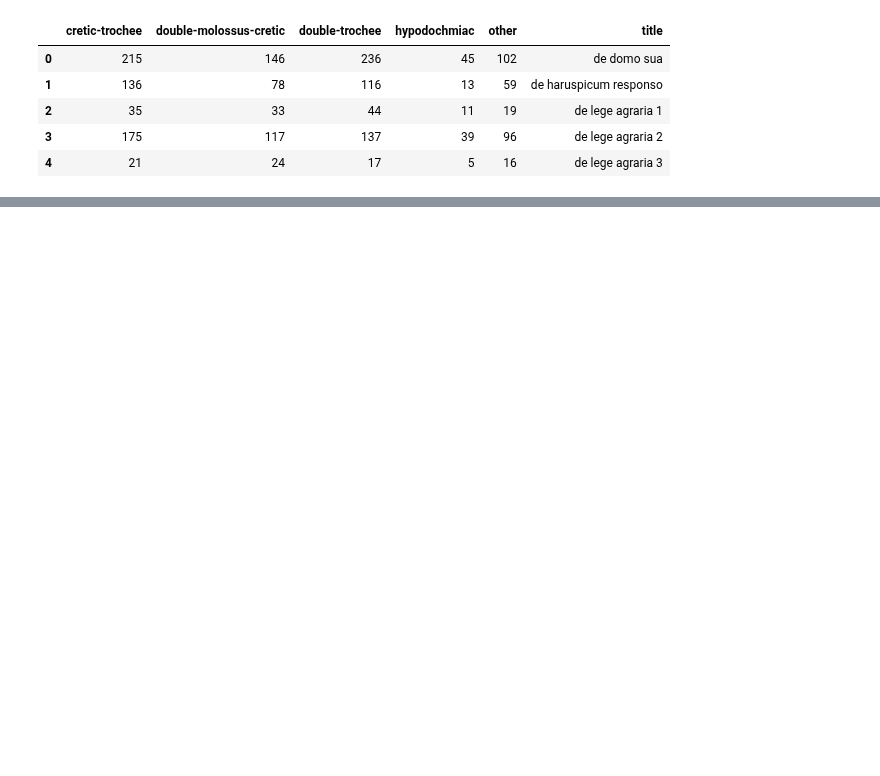
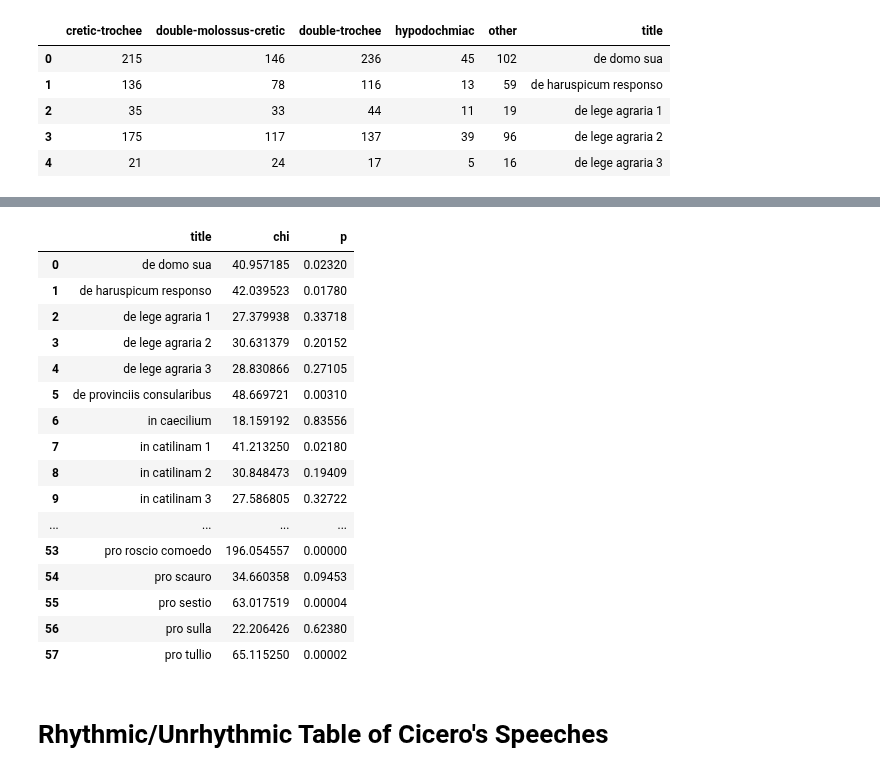
Before and after one commit to TylerKirby/latin-prose-rhythm, a Jupyter notebook: notebooks/chi_square.ipynb, the cells around one changed output, grey strips where cells are left out. Saved outputs shown, nothing was run; the diff lists cells and outputs as text; code cells hidden in the pictures; blank space fills up the shorter version.

```diff
--- a/notebooks/chi_square.ipynb
+++ b/notebooks/chi_square.ipynb
@@ -130,0 +119,23 @@ cicero_chi_df
+# %%
+chi_square_corpus(cicero_speeches.drop(columns=['author']))
+# %% [output]
+|  | title | chi | p |
+| 0 | de domo sua | 40.957185 | 0.02320 |
+| 1 | de haruspicum responso | 42.039523 | 0.01780 |
+| 2 | de lege agraria 1 | 27.379938 | 0.33718 |
+| 3 | de lege agraria 2 | 30.631379 | 0.20152 |
+| 4 | de lege agraria 3 | 28.830866 | 0.27105 |
+| 5 | de provinciis consularibus | 48.669721 | 0.00310 |
+| 6 | in caecilium | 18.159192 | 0.83556 |
+| 7 | in catilinam 1 | 41.213250 | 0.02180 |
+| 8 | in catilinam 2 | 30.848473 | 0.19409 |
+| 9 | in catilinam 3 | 27.586805 | 0.32722 |
+| ... | ... | ... | ... |
+| 53 | pro roscio comoedo | 196.054557 | 0.00000 |
+| 54 | pro scauro | 34.660358 | 0.09453 |
+| 55 | pro sestio | 63.017519 | 0.00004 |
+| 56 | pro sulla | 22.206426 | 0.62380 |
+| 57 | pro tullio | 65.115250 | 0.00002 |
+# %% [markdown]
+Rhythmic/Unrhythmic Table of Cicero's Speeches
+===
```
Also changed, not shown: parts of 37 cells of this notebook.
